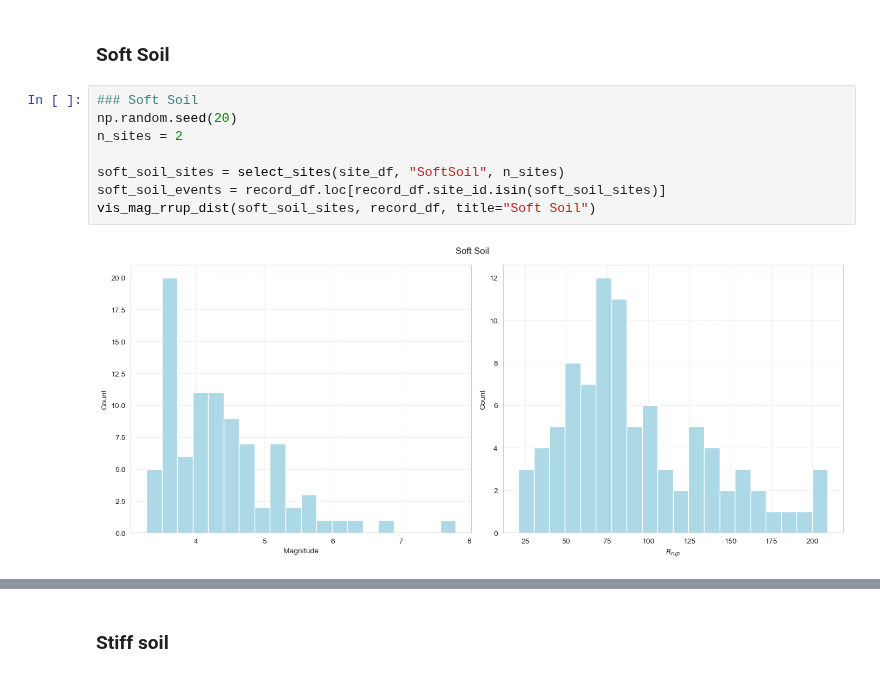
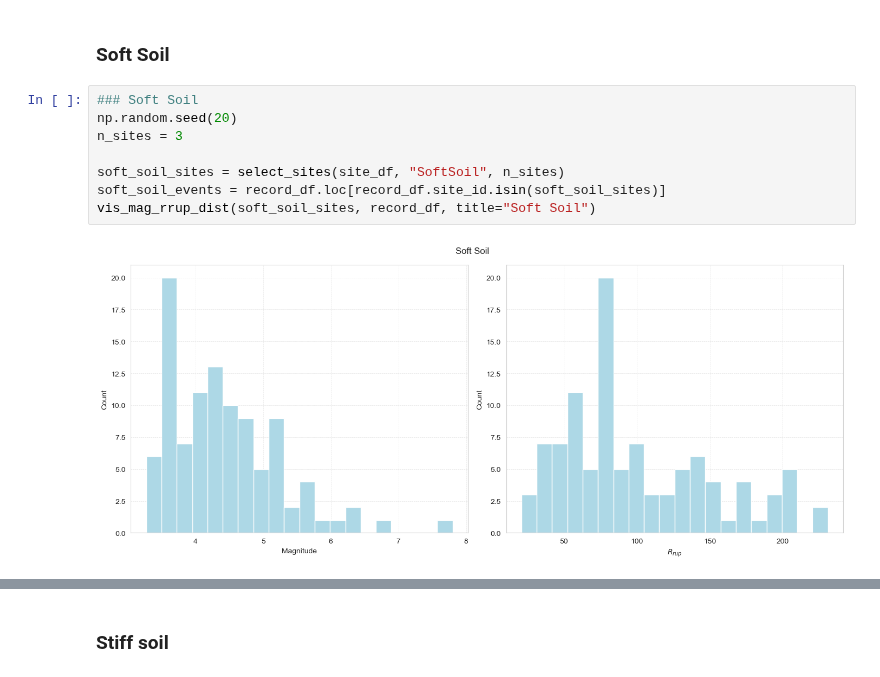
Before and after one commit to claudio525/post_event_gm_gnn, a Jupyter notebook: sim_ranking/explore/gnn/val_site_selection.ipynb, the cells around one changed output, grey strips where cells are left out. Drawn from its saved outputs; the diff is of its cells as text.

```diff
--- a/sim_ranking/explore/gnn/val_site_selection.ipynb
+++ b/sim_ranking/explore/gnn/val_site_selection.ipynb
@@ -100,13 +100,13 @@ def vis_mag_rrup_dist(sites, record_df, title):
 # %%
 ### Soft Soil
 np.random.seed(20)
-n_sites = 2
+n_sites = 3
 
 soft_soil_sites = select_sites(site_df, "SoftSoil", n_sites)
 soft_soil_events = record_df.loc[record_df.site_id.isin(soft_soil_sites)]
 vis_mag_rrup_dist(soft_soil_sites, record_df, title="Soft Soil")
 # %% [output]
-[figure, old version]
+[figure, new version]
 # %%
 record_df.loc[record_df.site_id.isin(soft_soil_sites)].groupby("site_id").size()
 # %% [output]
```
Also changed, not shown: parts of 12 cells of this notebook, 3 other files.
